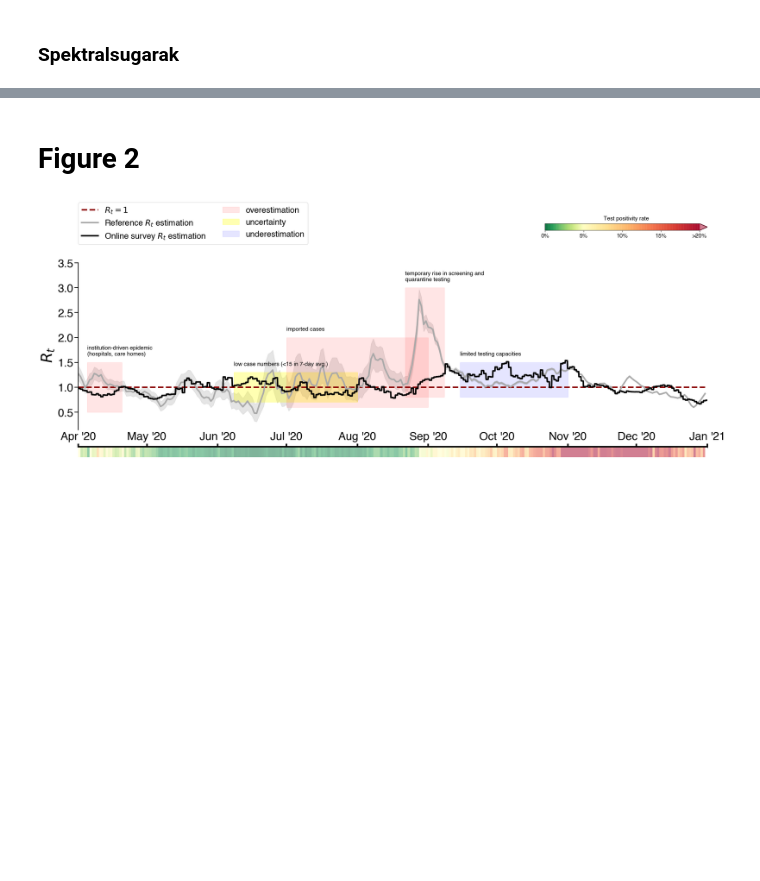
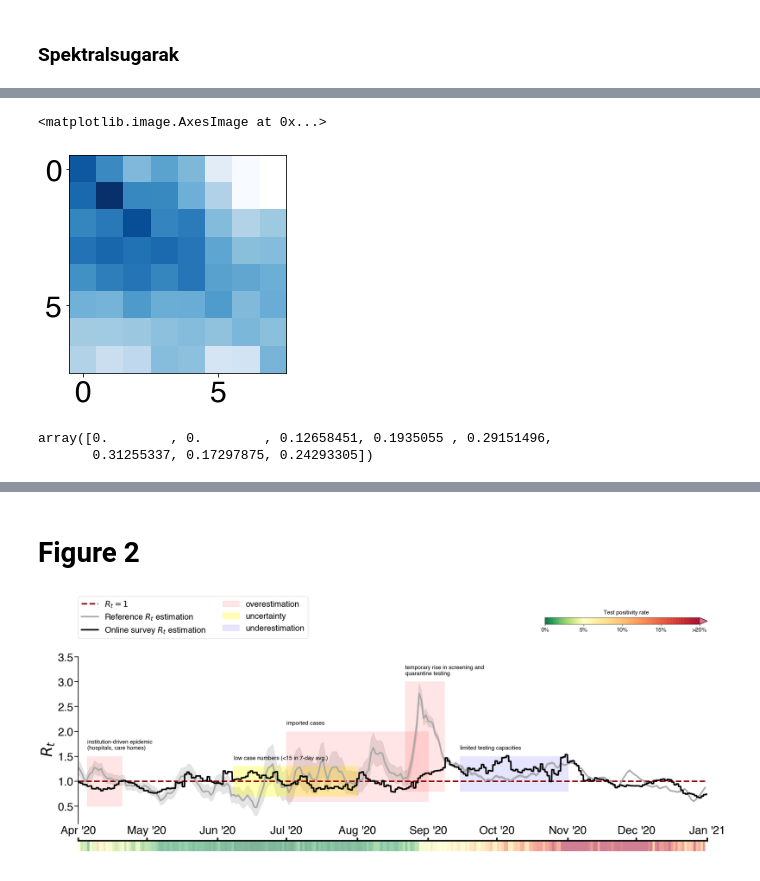
Before and after one commit to zsvizi/r-eff-social-contact-surveys-covid-19-hungary, a Jupyter notebook: manuscript_figures.ipynb, the cells around one changed output, grey strips where cells are left out. Drawn from its saved outputs; the diff is of its cells as text; code cells hidden in the pictures; blank space fills up the shorter version.

```diff
--- a/manuscript_figures.ipynb
+++ b/manuscript_figures.ipynb
@@ -214,0 +226,10 @@ from datetime import timedelta
+# %%
+plt.imshow(repi_mx.loc['09_2020']['cm'],cmap='Blues',norm=LogNorm())
+# %% [output]
+<matplotlib.image.AxesImage at 0x...>
+[figure, added]
+# %%
+repi_mx.loc['09_2020']['cm'][:,-1]
+# %% [output]
+array([0.        , 0.        , 0.12658451, 0.1935055 , 0.29151496,
+       0.31255337, 0.17297875, 0.24293305])
```
Also changed, not shown: parts of 17 cells of this notebook.
